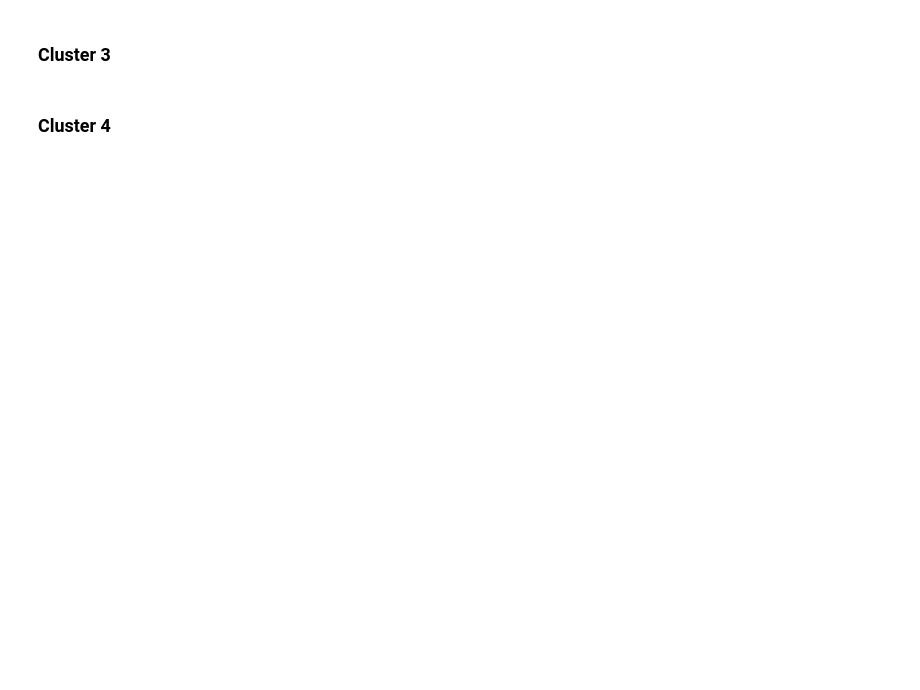
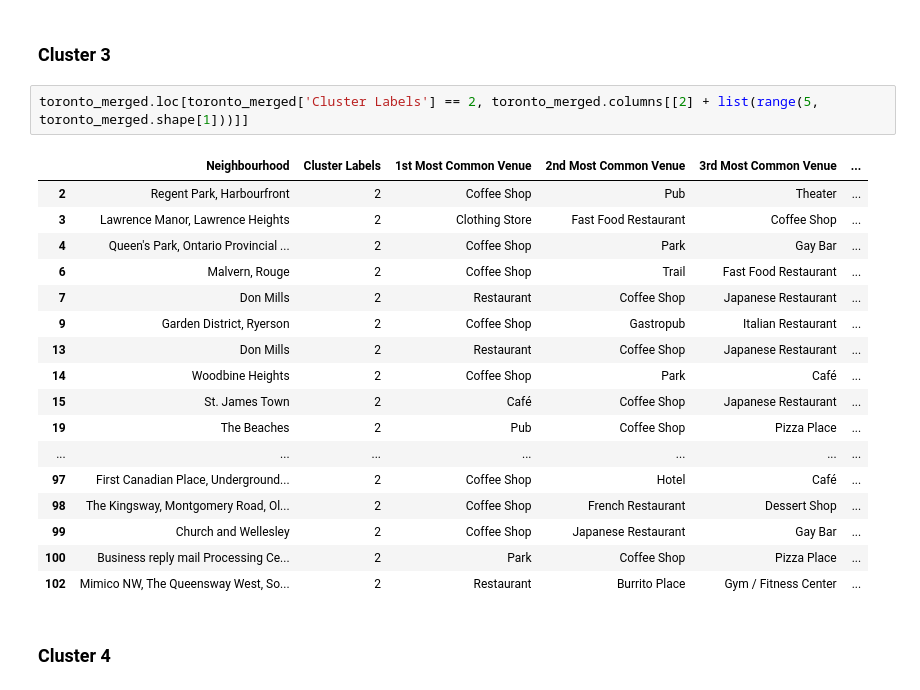
Before and after one commit to JulianOellrich/Coursera_Capstone, a Jupyter notebook: Scripts/Segmenting_and_Clustering_Toronto_Week3.ipynb, the cells around one changed output. Cells and saved outputs as stored; diff of their text form; blank space fills up the shorter version.

Commit message:
Update to Segmenting and Clustering Toronto Script

```diff
--- a/Scripts/Segmenting_and_Clustering_Toronto_Week3.ipynb
+++ b/Scripts/Segmenting_and_Clustering_Toronto_Week3.ipynb
@@ -774,4 +772,24 @@ Now each cluster can be examined to determine the discriminating venue categorie
 # %% [markdown]
 <h3>Cluster 3</h3>
+# %%
+toronto_merged.loc[toronto_merged['Cluster Labels'] == 2, toronto_merged.columns[[2] + list(range(5, toronto_merged.shape[1]))]]
+# %% [output]
+|  | Neighbourhood | Cluster Labels | 1st Most Common Venue | 2nd Most Common Venue | 3rd Most Common Venue | ... |
+| 2 | Regent Park, Harbourfront | 2 | Coffee Shop | Pub | Theater | ... |
+| 3 | Lawrence Manor, Lawrence Heights | 2 | Clothing Store | Fast Food Restaurant | Coffee Shop | ... |
+| 4 | Queen's Park, Ontario Provincial ... | 2 | Coffee Shop | Park | Gay Bar | ... |
+| 6 | Malvern, Rouge | 2 | Coffee Shop | Trail | Fast Food Restaurant | ... |
+| 7 | Don Mills | 2 | Restaurant | Coffee Shop | Japanese Restaurant | ... |
+| 9 | Garden District, Ryerson | 2 | Coffee Shop | Gastropub | Italian Restaurant | ... |
+| 13 | Don Mills | 2 | Restaurant | Coffee Shop | Japanese Restaurant | ... |
+| 14 | Woodbine Heights | 2 | Coffee Shop | Park | Café | ... |
+| 15 | St. James Town | 2 | Café | Coffee Shop | Japanese Restaurant | ... |
+| 19 | The Beaches | 2 | Pub | Coffee Shop | Pizza Place | ... |
+| ... | ... | ... | ... | ... | ... | ... |
+| 97 | First Canadian Place, Underground... | 2 | Coffee Shop | Hotel | Café | ... |
+| 98 | The Kingsway, Montgomery Road, Ol... | 2 | Coffee Shop | French Restaurant | Dessert Shop | ... |
+| 99 | Church and Wellesley | 2 | Coffee Shop | Japanese Restaurant | Gay Bar | ... |
+| 100 | Business reply mail Processing Ce... | 2 | Park | Coffee Shop | Pizza Place | ... |
+| 102 | Mimico NW, The Queensway West, So... | 2 | Restaurant | Burrito Place | Gym / Fitness Center | ... |
 # %% [markdown]
 <h3>Cluster 4</h3>
```
Also changed, not shown: parts of 5 cells of this notebook.
